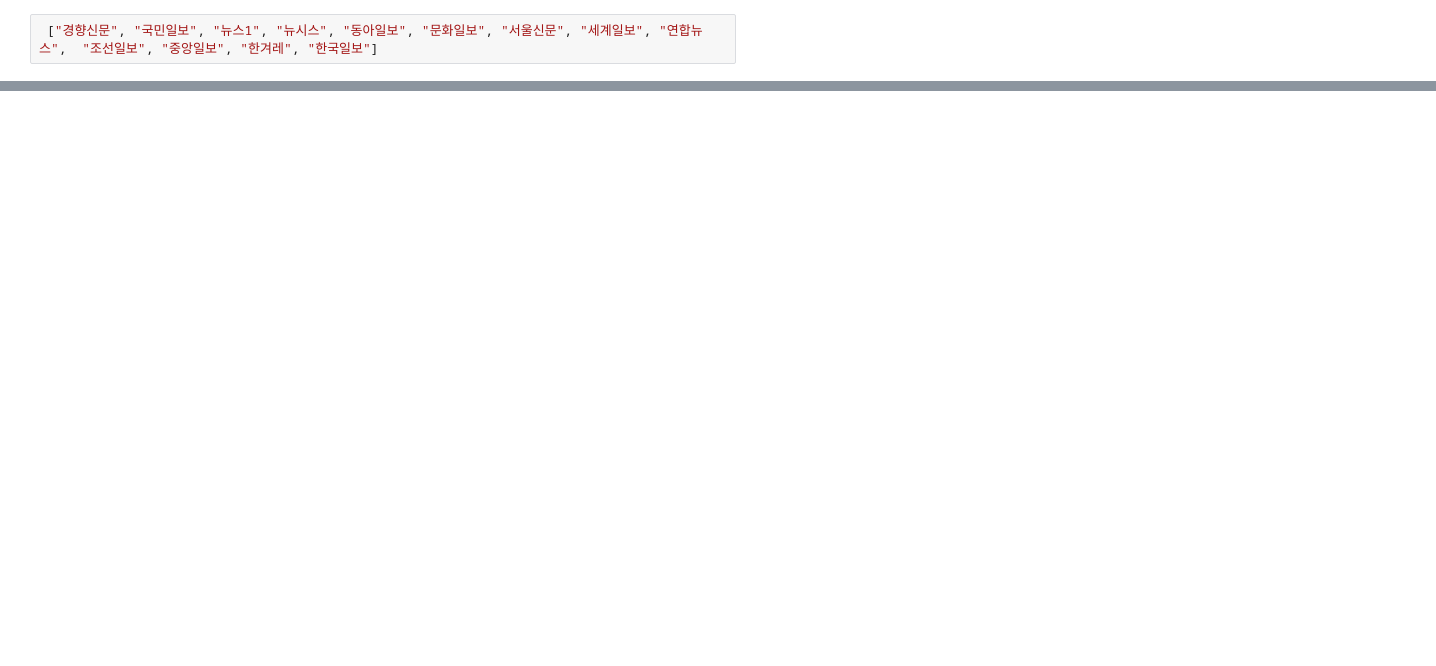
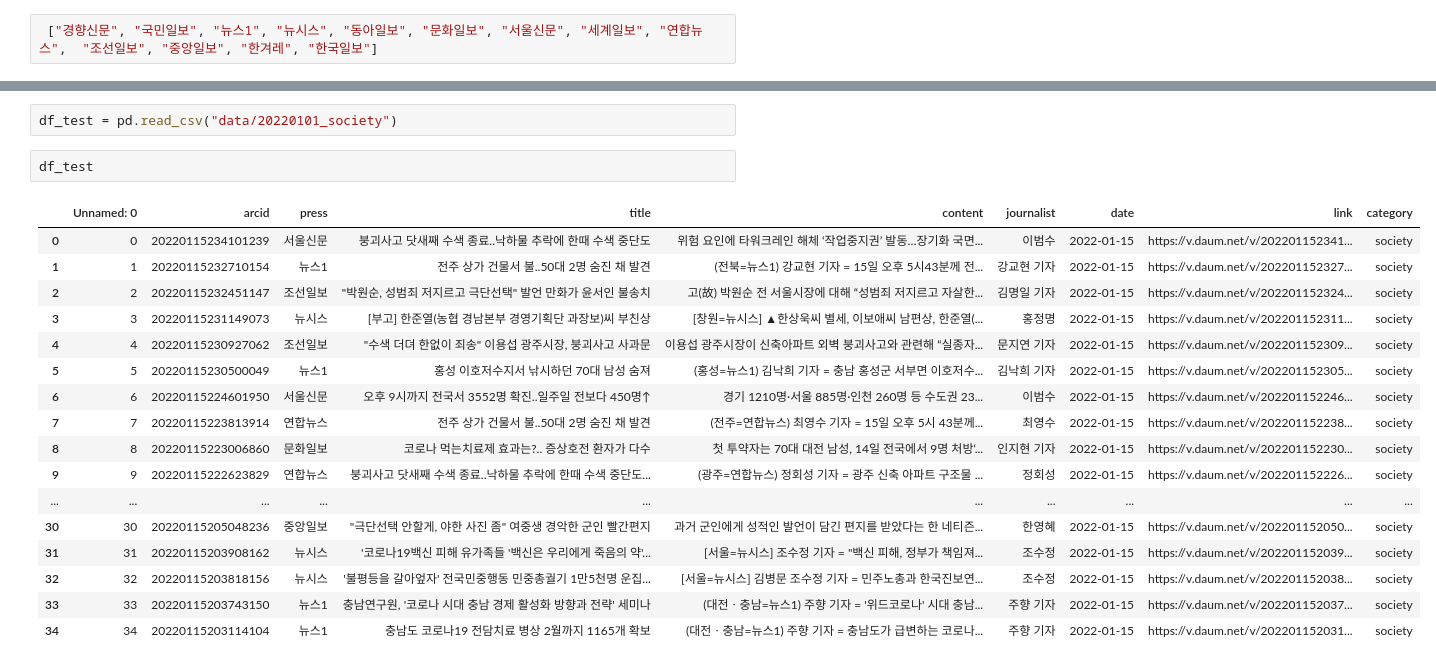
Before and after one commit to RynuRen/article_analyze, a Jupyter notebook: [KH]daum_news.ipynb, the cells around one changed output, grey strips where cells are left out. Drawn from its saved outputs; the diff is of its cells as text; blank space fills up the shorter version.

```diff
--- a/[KH]daum_news.ipynb
+++ b/[KH]daum_news.ipynb
@@ -225,0 +296,22 @@ Name: press, dtype: int64
+# %%
+df_test = pd.read_csv("data/20220101_society")
+# %%
+df_test
+# %% [output]
+|  | Unnamed: 0 | arcid | press | title | content | journalist | date | link | category |
+| 0 | 0 | 20220115234101239 | 서울신문 | 붕괴사고 닷새째 수색 종료..낙하물 추락에 한때 수색 중단도 | 위험 요인에 타워크레인 해체 ‘작업중지권’ 발동…장기화 국면... | 이범수 | 2022-01-15 | https://v.daum.net/v/202201152341... | society |
+| 1 | 1 | 20220115232710154 | 뉴스1 | 전주 상가 건물서 불..50대 2명 숨진 채 발견 | (전북=뉴스1) 강교현 기자 = 15일 오후 5시43분께 전... | 강교현 기자 | 2022-01-15 | https://v.daum.net/v/202201152327... | society |
+| 2 | 2 | 20220115232451147 | 조선일보 | "박원순, 성범죄 저지르고 극단선택" 발언 만화가 윤서인 불송치 | 고(故) 박원순 전 서울시장에 대해 “성범죄 저지르고 자살한... | 김명일 기자 | 2022-01-15 | https://v.daum.net/v/202201152324... | society |
+| 3 | 3 | 20220115231149073 | 뉴시스 | [부고] 한준열(농협 경남본부 경영기획단 과장보)씨 부친상 | [창원=뉴시스] ▲한상욱씨 별세, 이보애씨 남편상, 한준열(... | 홍정명 | 2022-01-15 | https://v.daum.net/v/202201152311... | society |
+| 4 | 4 | 20220115230927062 | 조선일보 | "수색 더뎌 한없이 죄송" 이용섭 광주시장, 붕괴사고 사과문 | 이용섭 광주시장이 신축아파트 외벽 붕괴사고와 관련해 “실종자... | 문지연 기자 | 2022-01-15 | https://v.daum.net/v/202201152309... | society |
+| 5 | 5 | 20220115230500049 | 뉴스1 | 홍성 이호저수지서 낚시하던 70대 남성 숨져 | (홍성=뉴스1) 김낙희 기자 = 충남 홍성군 서부면 이호저수... | 김낙희 기자 | 2022-01-15 | https://v.daum.net/v/202201152305... | society |
+| 6 | 6 | 20220115224601950 | 서울신문 | 오후 9시까지 전국서 3552명 확진..일주일 전보다 450명↑ | 경기 1210명·서울 885명·인천 260명 등 수도권 23... | 이범수 | 2022-01-15 | https://v.daum.net/v/202201152246... | society |
+| 7 | 7 | 20220115223813914 | 연합뉴스 | 전주 상가 건물서 불..50대 2명 숨진 채 발견 | (전주=연합뉴스) 최영수 기자 = 15일 오후 5시 43분께... | 최영수 | 2022-01-15 | https://v.daum.net/v/202201152238... | society |
+| 8 | 8 | 20220115223006860 | 문화일보 | 코로나 먹는치료제 효과는?.. 증상호전 환자가 다수 | 첫 투약자는 70대 대전 남성, 14일 전국에서 9명 처방‘... | 인지현 기자 | 2022-01-15 | https://v.daum.net/v/202201152230... | society |
+| 9 | 9 | 20220115222623829 | 연합뉴스 | 붕괴사고 닷새째 수색 종료..낙하물 추락에 한때 수색 중단도... | (광주=연합뉴스) 정회성 기자 = 광주 신축 아파트 구조물 ... | 정회성 | 2022-01-15 | https://v.daum.net/v/202201152226... | society |
+| ... | ... | ... | ... | ... | ... | ... | ... | ... | ... |
+| 30 | 30 | 20220115205048236 | 중앙일보 | "극단선택 안할게, 야한 사진 좀" 여중생 경악한 군인 빨간편지 | 과거 군인에게 성적인 발언이 담긴 편지를 받았다는 한 네티즌... | 한영혜 | 2022-01-15 | https://v.daum.net/v/202201152050... | society |
+| 31 | 31 | 20220115203908162 | 뉴시스 | '코로나19백신 피해 유가족들 '백신은 우리에게 죽음의 약'... | [서울=뉴시스] 조수정 기자 = "백신 피해, 정부가 책임져... | 조수정 | 2022-01-15 | https://v.daum.net/v/202201152039... | society |
+| 32 | 32 | 20220115203818156 | 뉴시스 | '불평등을 갈아엎자' 전국민중행동 민중총궐기 1만5천명 운집... | [서울=뉴시스] 김병문 조수정 기자 = 민주노총과 한국진보연... | 조수정 | 2022-01-15 | https://v.daum.net/v/202201152038... | society |
+| 33 | 33 | 20220115203743150 | 뉴스1 | 충남연구원, '코로나 시대 충남 경제 활성화 방향과 전략' 세미나 | (대전ㆍ충남=뉴스1) 주향 기자 = '위드코로나' 시대 충남... | 주향 기자 | 2022-01-15 | https://v.daum.net/v/202201152037... | society |
+| 34 | 34 | 20220115203114104 | 뉴스1 | 충남도 코로나19 전담치료 병상 2월까지 1165개 확보 | (대전ㆍ충남=뉴스1) 주향 기자 = 충남도가 급변하는 코로나... | 주향 기자 | 2022-01-15 | https://v.daum.net/v/202201152031... | society |
```
Also changed, not shown: parts of 15 cells of this notebook.
